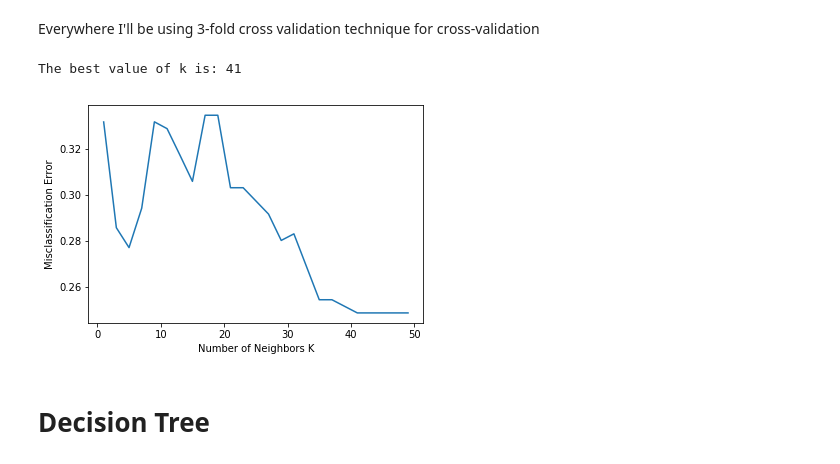
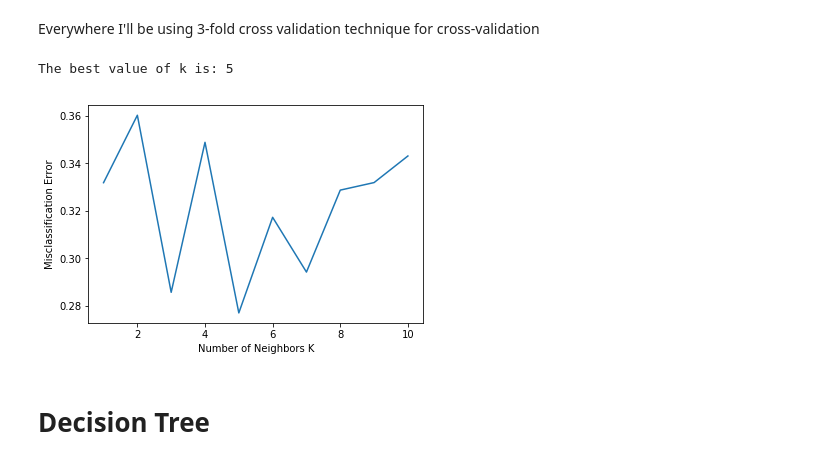
Before and after one commit to anshuls235/coursera-projects, a Jupyter notebook: proj-loan-py.ipynb, the cells around one changed output. Cells and saved outputs as stored; diff of their text form; code cells hidden in the pictures.

```diff
--- a/proj-loan-py.ipynb
+++ b/proj-loan-py.ipynb
@@ -282,7 +283,7 @@ from sklearn.model_selection import cross_val_score
 Everywhere I'll be using 3-fold cross validation technique for cross-validation
 # %%
 #List of odd values of k
-neighbors = np.arange(1,50,2)
+neighbors = np.arange(1,11,1)
 
 #Empty list that will hold Cross-validation scores
 cv_scores = []
@@ -294,19 +295,20 @@ for k in neighbors:
 # %%
 #Changing to misclassification error
 mse = [1 - x for x in cv_scores]
 
 #Finding the best k
 best_k = neighbors[mse.index(min(mse))]
+knn = KNeighborsClassifier(n_neighbors=best_k)
 print('The best value of k is: {}'.format(best_k))
 
 #Plot mse vs. k
 plt.plot(neighbors, mse)
 plt.xlabel("Number of Neighbors K")
 plt.ylabel("Misclassification Error")
 plt.show()
 # %% [output]
-The best value of k is: 41
+The best value of k is: 5
-[figure, old version]
+[figure, new version]
 # %% [markdown]
 # Decision Tree
 # %%
```
Also changed, not shown: parts of 11 cells of this notebook.
